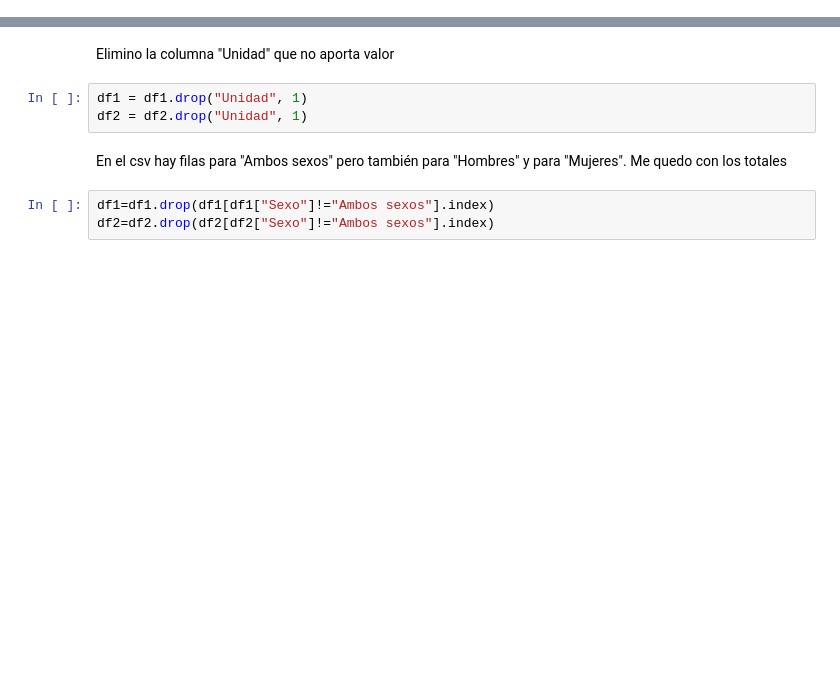
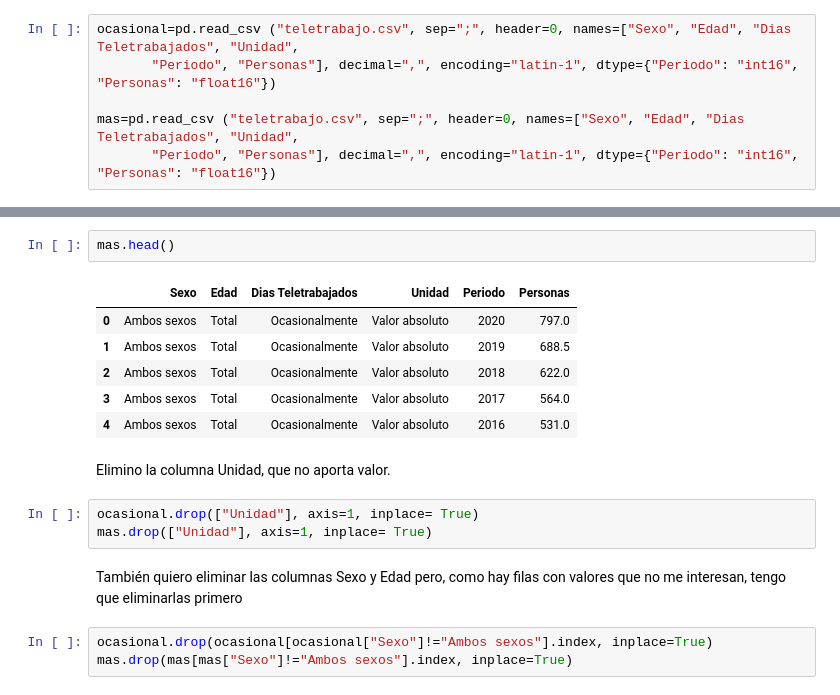
Before and after one commit to 78ToniGil/Aire-Dexs, a Jupyter notebook: Teletrabajo.ipynb, the cells around one changed output, grey strips where cells are left out. Saved outputs shown, nothing was run; the diff lists cells and outputs as text; blank space fills up the shorter version.

Commit message:
Add files via upload
Actualizado Teletrabajo.ipynb

```diff
--- a/Teletrabajo.ipynb
+++ b/Teletrabajo.ipynb
@@ -21,0 +16,6 @@ df2.columns=["Sexo", "Edad", "Dias Teletrabajados", "Unidad",
+# %%
+ocasional=pd.read_csv ("teletrabajo.csv", sep=";", header=0, names=["Sexo", "Edad", "Dias Teletrabajados", "Unidad",
+       "Periodo", "Personas"], decimal=",", encoding="latin-1", dtype={"Periodo": "int16", "Personas": "float16"})
+
+mas=pd.read_csv ("teletrabajo.csv", sep=";", header=0, names=["Sexo", "Edad", "Dias Teletrabajados", "Unidad",
+       "Periodo", "Personas"], decimal=",", encoding="latin-1", dtype={"Periodo": "int16", "Personas": "float16"})
@@ -22,10 +38,19 @@ df2.columns=["Sexo", "Edad", "Dias Teletrabajados", "Unidad",
+# %%
+mas.head()
+# %% [output]
+|  | Sexo | Edad | Dias Teletrabajados | Unidad | Periodo | Personas |
+| 0 | Ambos sexos | Total | Ocasionalmente | Valor absoluto | 2020 | 797.0 |
+| 1 | Ambos sexos | Total | Ocasionalmente | Valor absoluto | 2019 | 688.5 |
+| 2 | Ambos sexos | Total | Ocasionalmente | Valor absoluto | 2018 | 622.0 |
+| 3 | Ambos sexos | Total | Ocasionalmente | Valor absoluto | 2017 | 564.0 |
+| 4 | Ambos sexos | Total | Ocasionalmente | Valor absoluto | 2016 | 531.0 |
 # %% [markdown]
-Elimino la columna "Unidad" que no aporta valor
+Elimino la columna Unidad, que no aporta valor.
 # %%
-df1 = df1.drop("Unidad", 1)
-df2 = df2.drop("Unidad", 1)
+ocasional.drop(["Unidad"], axis=1, inplace= True)
+mas.drop(["Unidad"], axis=1, inplace= True)
-# %% [markdown]
-En el csv hay filas para "Ambos sexos" pero también para "Hombres" y para "Mujeres". Me quedo con los totales
+# %% [markdown]
+También quiero eliminar las columnas Sexo y Edad pero, como hay filas con valores que no me interesan, tengo que eliminarlas primero
 # %%
-df1=df1.drop(df1[df1["Sexo"]!="Ambos sexos"].index)
-df2=df2.drop(df2[df2["Sexo"]!="Ambos sexos"].index)
+ocasional.drop(ocasional[ocasional["Sexo"]!="Ambos sexos"].index, inplace=True)
+mas.drop(mas[mas["Sexo"]!="Ambos sexos"].index, inplace=True)
```
Also changed, not shown: parts of 17 cells of this notebook.
